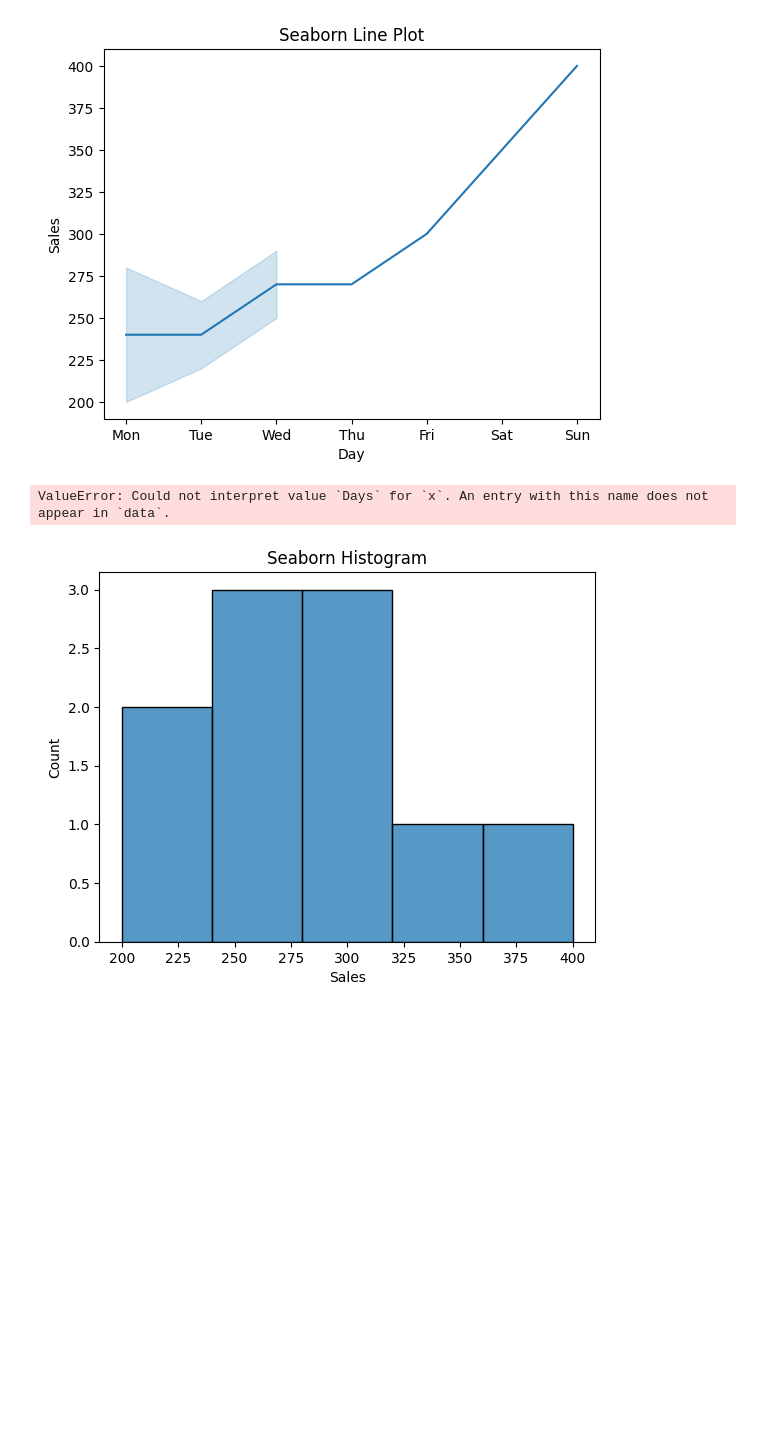
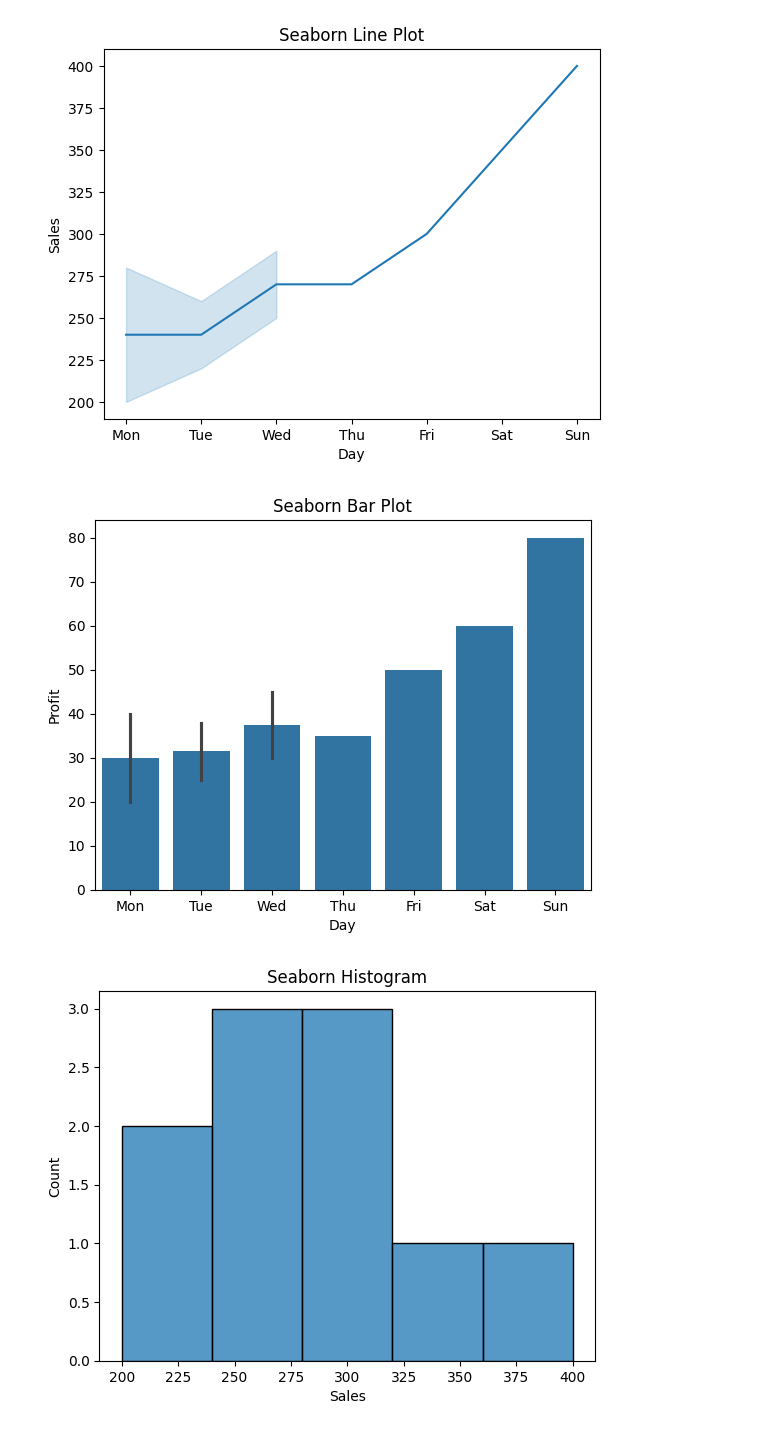
Before and after one commit to anvitank/Basic-Charts-and-Visual-Encoding, a Jupyter notebook: exp16.ipynb, the cells around one changed output. Cells and saved outputs as stored; diff of their text form; code cells hidden in the pictures; blank space fills up the shorter version.

```diff
--- a/exp16.ipynb
+++ b/exp16.ipynb
@@ -194,11 +194,11 @@ plt.show()
 [figure]
 # %%
 #Bar Plot
-sns.barplot(x='Days', y='Profit', data=df)
+sns.barplot(x='Day', y='Profit', data=df)
 plt.title("Seaborn Bar Plot")
 plt.show()
 # %% [output]
-ValueError: Could not interpret value `Days` for `x`. An entry with this name does not appear in `data`.
+[figure, added]
 # %%
 #Histogram
 sns.histplot(df['Sales'], bins=5)
```
